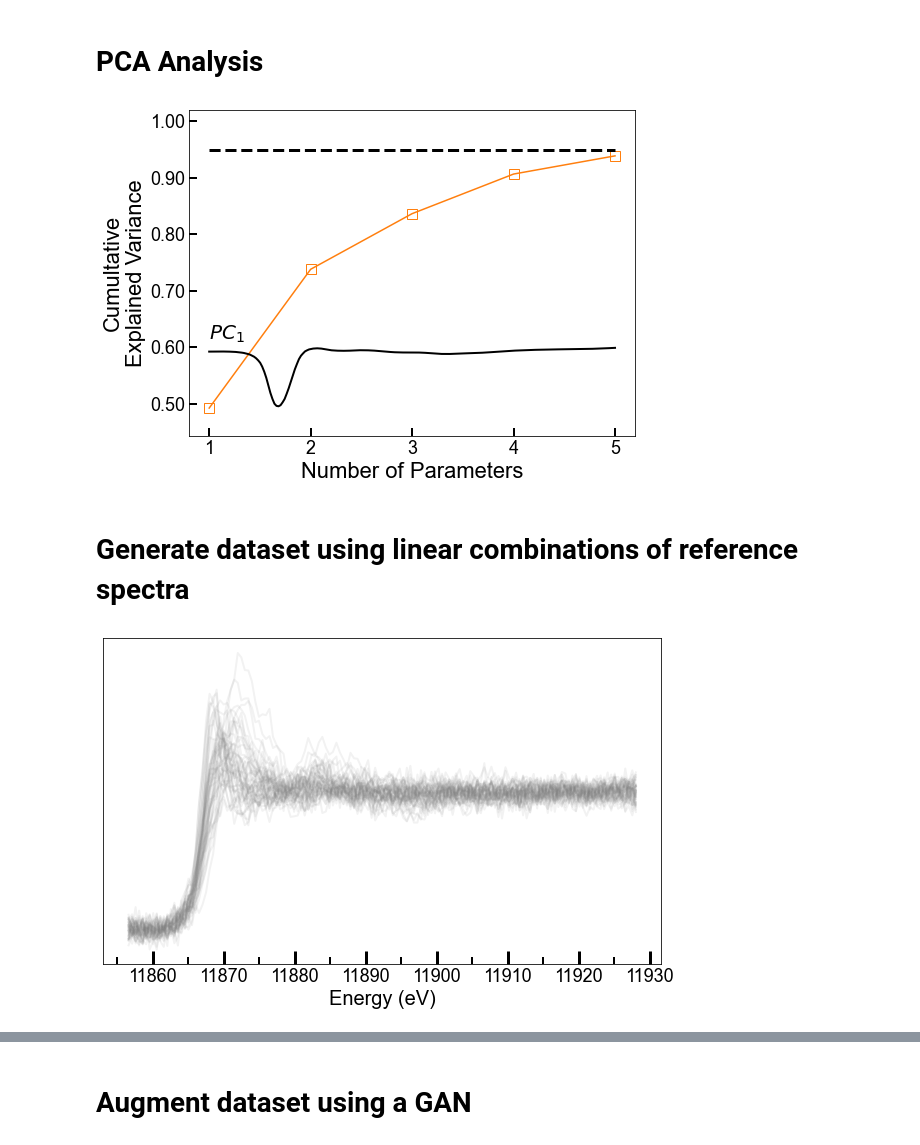
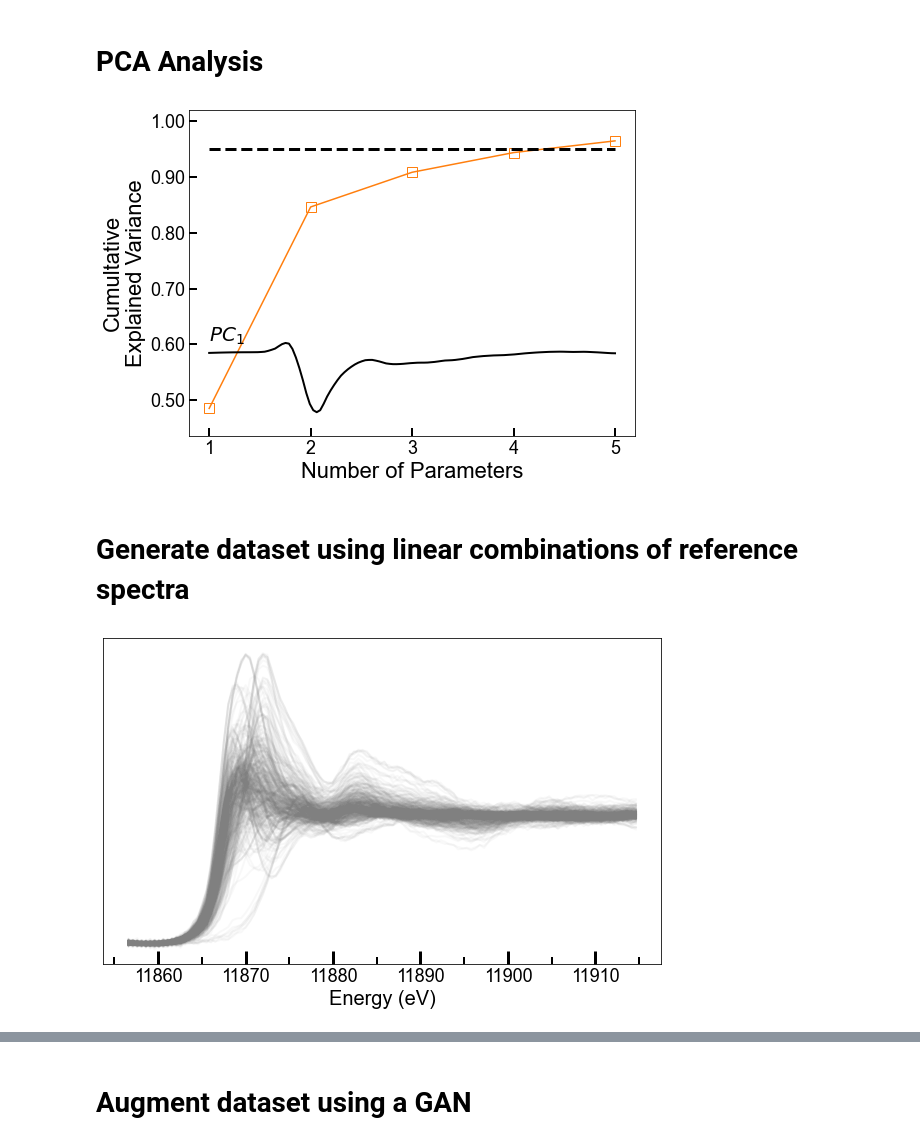
Before and after one commit to stetef/Energy-Point-Selection, a Jupyter notebook: Visualization.ipynb, the cells around one changed output, grey strips where cells are left out. Cells and saved outputs as stored; diff of their text form; code cells hidden in the pictures.

```diff
--- a/Visualization.ipynb
+++ b/Visualization.ipynb
@@ -54,10 +55,14 @@ Exp_Refs = np.array(exp[exp_data_columns], dtype=float).T
 # %%
 refs = np.concatenate((Sim_Refs, Exp_Refs), axis=0)
 
-Energy = np.linspace(11857, 11910, 107)
+#Energy = np.linspace(11857, 11910, 107)
+Energy = np.linspace(min(energy), max(energy), 145)
+m = np.argmin((Energy - (11915))**2)
 interperlator = interp1d(energy, refs)
+Energy = Energy[:m]
 Refs = interperlator(Energy)
 print(f"Resolution: {Energy[1] - Energy[0]}")
+print(Energy.shape, Refs.shape)
 
 data_columns = sim_data_columns + exp_data_columns
 # %% [output]
@@ -91,18 +97,18 @@ plt.show()
 # %%
 make_scree_plot(Refs)
 # %% [output]
-[figure, old version]
+[figure, new version]
 # %% [markdown]
 # Generate dataset using linear combinations of reference spectra
 # %%
-kwargs = {'N': 500, 'scale': 0.05, 'dropout': 0.9, 'training': False}
+kwargs = {'N': 500, 'scale': 0.01, 'dropout': 0.9, 'training': False}
 data, coeffs = generate_linear_combos(Refs, **kwargs)
 kwargs = {'N': 50, 'scale': 0.01, 'dropout': 0.9, 'training': False}
 test_data, test_coeffs = generate_linear_combos(Refs, **kwargs)
 
-plot_spectra(Energy, data, mod=10, alpha=0.1)
+plot_spectra(Energy, data, mod=0, alpha=0.05)
 # %% [output]
-[figure, old version]
+[figure, new version]
 # %%
 two_dimensional_visualization(data, Refs, data_columns, ncol=3, method='PCA', fontsize=18)
 # %% [output]
```
Also changed, not shown: parts of 25 cells of this notebook, 3 other files.
